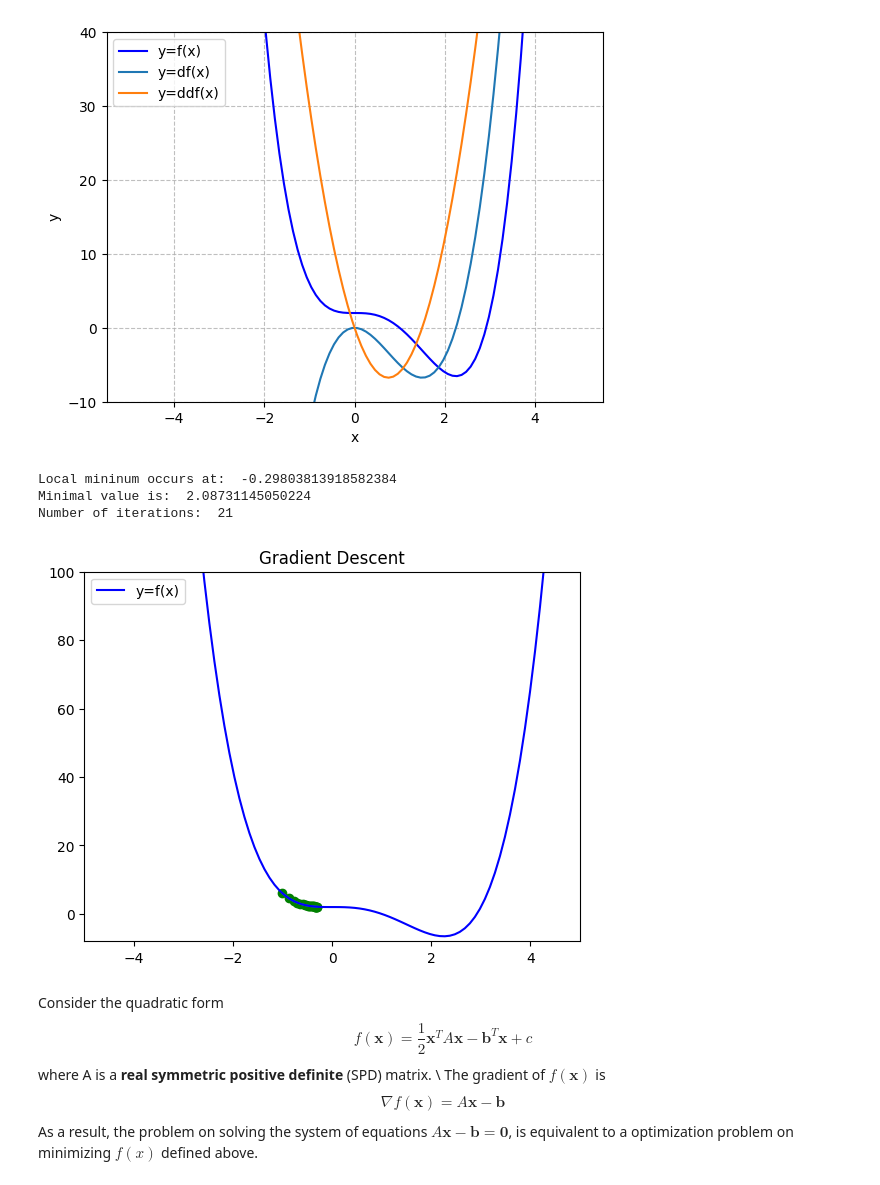
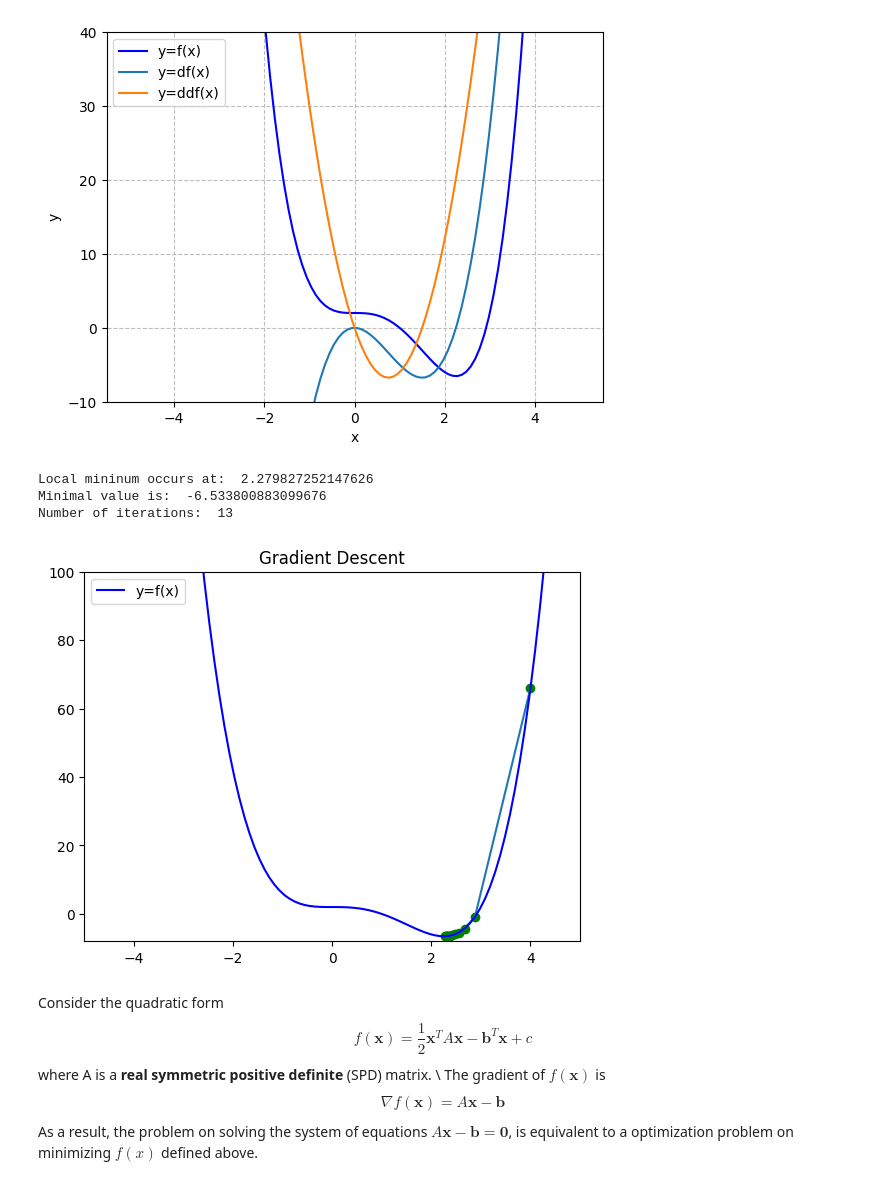
Before and after one commit to timlok123/PHYS3151-Machine-Learning-in-Physics-2025, a Jupyter notebook: multivariate-linear-regression/gradient_descent&conjugate_gradient.ipynb, the cells around one changed output. Saved outputs shown, nothing was run; the diff lists cells and outputs as text; code cells hidden in the pictures.

```diff
--- a/multivariate-linear-regression/gradient_descent&conjugate_gradient.ipynb
+++ b/multivariate-linear-regression/gradient_descent&conjugate_gradient.ipynb
@@ -23,7 +23,7 @@ f(x)&=&4x^2-3x+7 \\
 $$
 The minimal is at $x_0=\frac{3}{8}=0.375$ and the minimal value of $f(x_0)=-\frac{103}{16}=6.4375$.
 # %%
-x_new = 2
+x_new = 4
 alpha = 0.01
 epsilon = 0.0001
 max_iters = 100000
@@ -82,43 +82,43 @@ plt.show()
 # %% [output]
 [figure]
 # %%
-x_new = -1
+x_new = 4
 alpha = 0.01
 epsilon = 0.01
 max_iters = 100000
 
 x_list, y_list = [x_new],[f(x_new)]
 for _i in range(max_iters):
     x_prev = x_new
     x_new = x_prev - alpha*df(x_prev)
 
     x_list.append(x_new)
     y_list.append(f(x_new))
 
     # either the difference in J(theta), or in theta, is both fine.
 #    step = f(x_new) - f(x_prev)
     step = x_new - x_prev
     if abs(step) <= epsilon:
         break
 
 print ("Local mininum occurs at: ", str(x_new))
 print ("Minimal value is: ", str(f(x_new)))
 print ("Number of iterations: ", str(len(x_list)))
 
 plt.scatter(x_list, y_list, c="g")
 plt.plot(x_list, y_list)
 plt.plot(x,f(x),c="b",label='y=f(x)')
 plt.title("Gradient Descent")
 plt.grid
 plt.xlim(-5,5)
 plt.ylim(-8,100)
 plt.legend()
 plt.show()
 # %% [output]
-Local mininum occurs at:  -0.29803813918582384
-Minimal value is:  2.08731145050224
-Number of iterations:  21
+Local mininum occurs at:  2.279827252147626
+Minimal value is:  -6.533800883099676
+Number of iterations:  13
-[figure, old version]
+[figure, new version]
 # %% [markdown]
 Consider the quadratic form
 $$f(\textbf{x})=\frac{1}{2}\textbf{x}^{T}A\textbf{x}-\textbf{b}^{T}\textbf{x}+c$$
```
Also changed, not shown: parts of 1 cell of this notebook.
